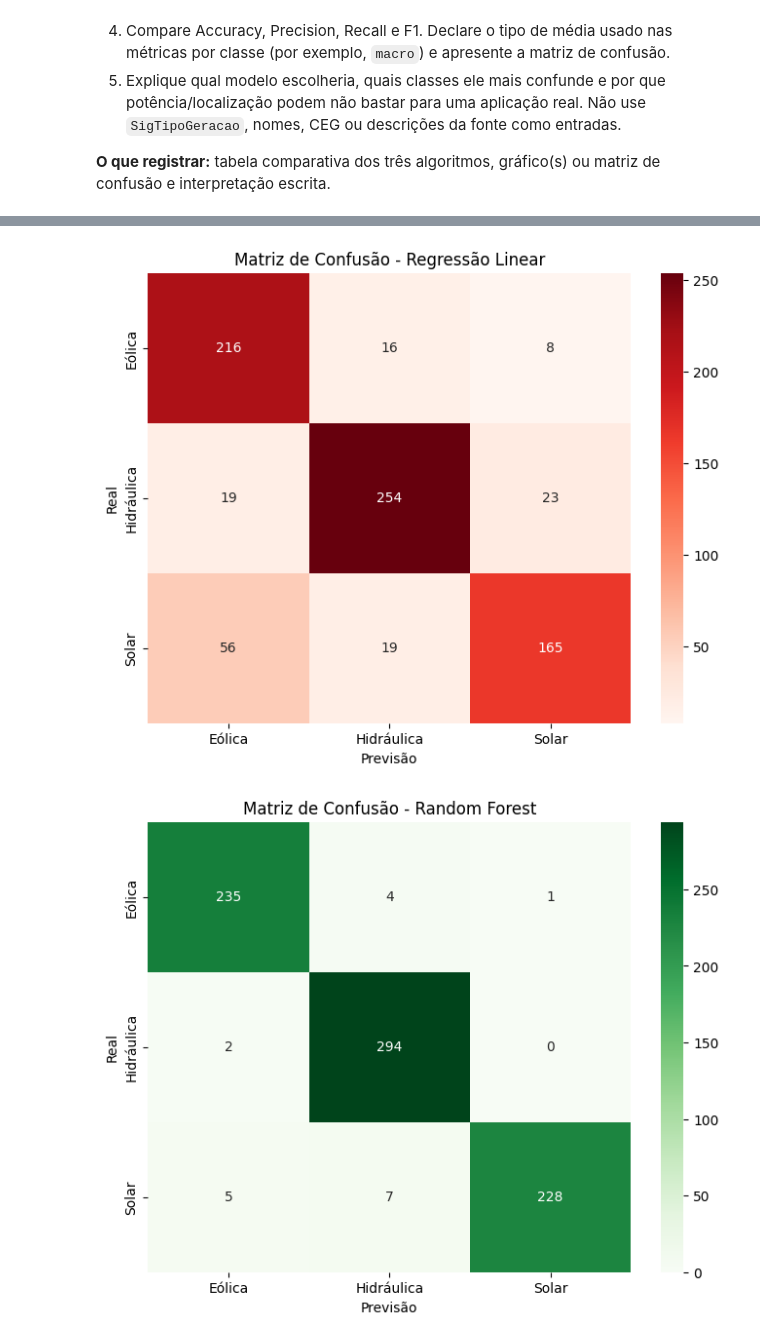
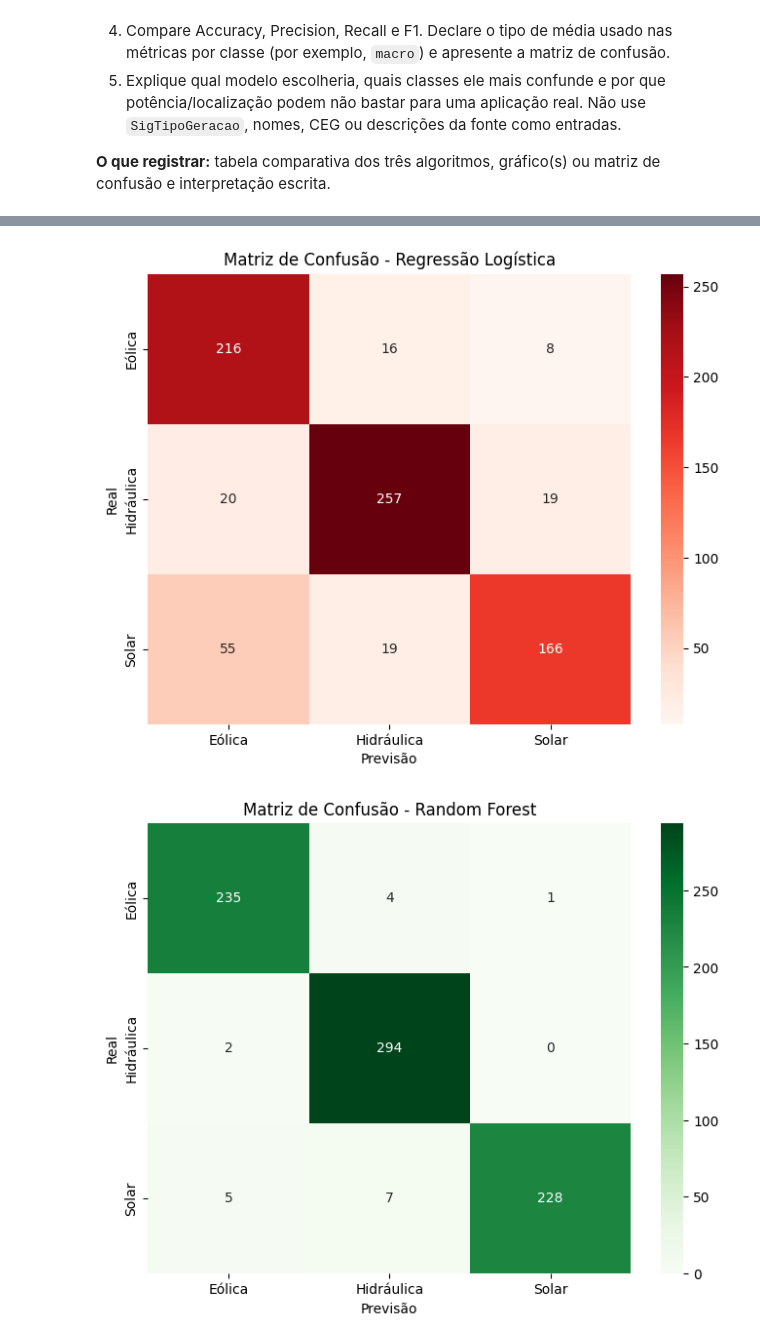
Before and after one commit to caio-fiap/CP05-SERS, a Jupyter notebook: Aula_APIs_Energia_Renovavel_ML.ipynb, the cells around one changed output, grey strips where cells are left out. Saved outputs shown, nothing was run; the diff lists cells and outputs as text; code cells hidden in the pictures.

```diff
--- a/Aula_APIs_Energia_Renovavel_ML.ipynb
+++ b/Aula_APIs_Energia_Renovavel_ML.ipynb
@@ -293,18 +351,18 @@ plt.show()
 # %%
 # Matriz de confusão regressão linear
-cm_reg = confusion_matrix(y_test_c, y_pred_reg)
+cm_reg = confusion_matrix(y_test_c, y_pred_reg, labels=classes_aneel)
 
 plt.figure(figsize=(8, 6))
 
 sns.heatmap(cm_reg, annot=True, fmt='d', cmap='Reds', xticklabels=classes_aneel, yticklabels=classes_aneel) # cria o heatmap colorido
 
 #configuracoes
 plt.xlabel('Previsão')
 plt.ylabel('Real')
-plt.title('Matriz de Confusão - Regressão Linear')
+plt.title('Matriz de Confusão - Regressão Logística')
 
 plt.show()
 # %% [output]
-[figure, old version]
+[figure, new version]
 # %%
 # Matriz de confusão Random forest
```
Also changed, not shown: parts of 14 cells of this notebook.
